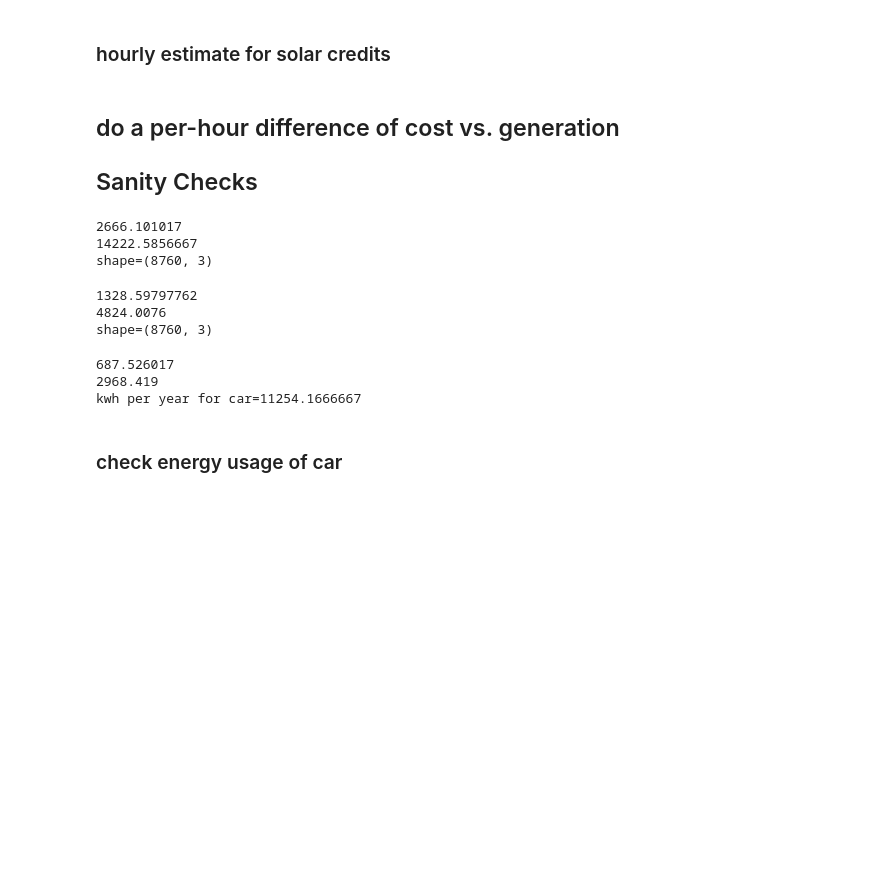
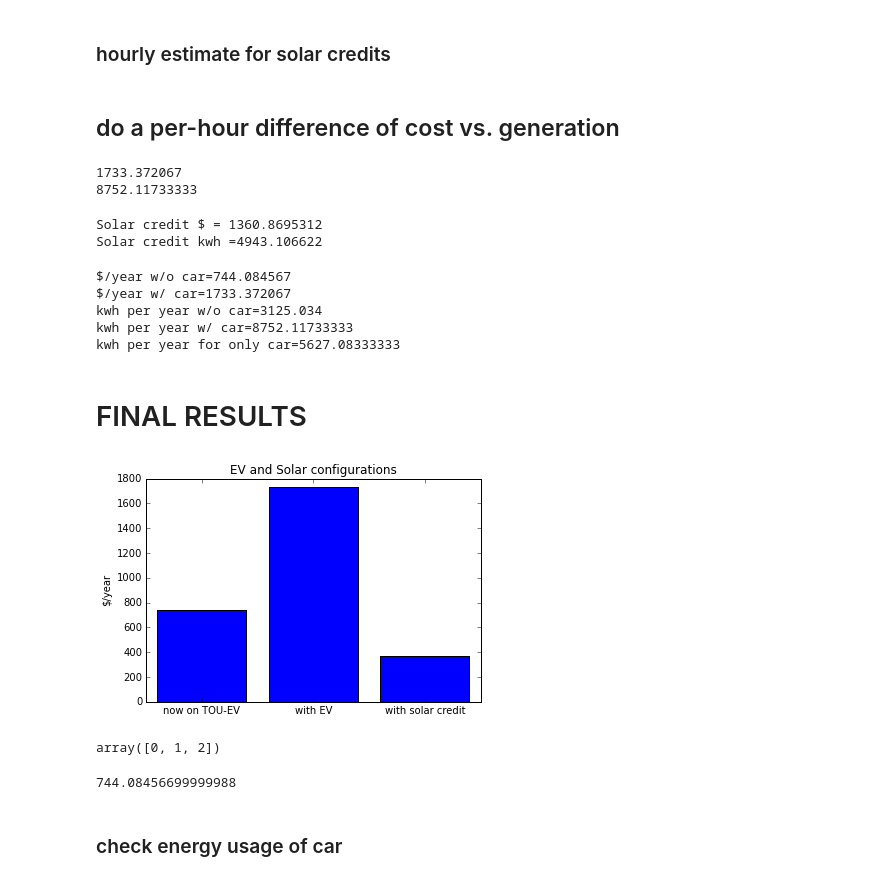
Before and after one commit to dan-1d/ev_solar_models, a Jupyter notebook: Electric vehicle and solar power models.ipynb, the cells around one changed output. Cells and saved outputs as stored; diff of their text form; code cells hidden in the pictures; blank space fills up the shorter version.

Commit message:
Got results!

```diff
--- a/Electric vehicle and solar power models.ipynb
+++ b/Electric vehicle and solar power models.ipynb
@@ -98,32 +100,55 @@ solar_eUse = er.elect_use_cost_tou(erates)
 solar_eUse.load_from_df(solar_data_df)
 # %% [markdown]
 ## do a per-hour difference of cost vs. generation
-## Sanity Checks
 # %%
 print eUse_withcharge.get_cost().cost.sum()
 print eUse_withcharge.use_df.Value.sum()
-print "shape="+str(eUse_withcharge.use_df.shape
 # %% [output]
-2666.101017
-14222.5856667
-shape=(8760, 3)
+1733.372067
+8752.11733333
 # %%
-print solar_eUse.get_cost().cost.sum()
-print solar_eUse.use_df.Value.sum()
-print "shape="+str(solar_eUse.use_df.shape)
+print "Solar credit $ = "+str(solar_eUse.get_cost().cost.sum())
+print "Solar credit kwh =" + str(solar_eUse.use_df.Value.sum())
 # %% [output]
-1328.59797762
-4824.0076
-shape=(8760, 3)
+Solar credit $ = 1360.8695312
+Solar credit kwh =4943.106622
 # %%
-print eUse.get_cost().cost.sum()
-print eUse.use_df.Value.sum()
-
-print "kwh per year for car="+str( eUse_withcharge.use_df.Value.sum() - eUse.use_df.Value.sum()  )
+print "$/year w/o car="+str(eUse.get_cost().cost.sum())
+print "$/year w/ car="+str(eUse_withcharge.get_cost().cost.sum())
+print "kwh per year w/o car="+str(eUse.use_df.Value.sum())
+print "kwh per year w/ car="+str(eUse_withcharge.use_df.Value.sum())
+print "kwh per year for only car="+str( eUse_withcharge.use_df.Value.sum() - eUse.use_df.Value.sum()  )
 # %% [output]
-687.526017
-2968.419
-kwh per year for car=11254.1666667
+$/year w/o car=744.084567
+$/year w/ car=1733.372067
+kwh per year w/o car=3125.034
+kwh per year w/ car=8752.11733333
+kwh per year for only car=5627.08333333
+# %% [markdown]
+# FINAL RESULTS
+# %%
+plt.clf()
+configs = ('now on TOU-EV','with EV', 'with solar credit')
+now = eUse.get_cost()['cost'].sum()
+withEv = eUse_withcharge.get_cost()['cost'].sum()
+withEvSolar = withEv - solar_eUse.get_cost()['cost'].sum()
+values = ( now, withEv, withEvSolar )
+y_pos = np.arange(len(configs))
+plt.bar( y_pos, values, align='center')
+plt.xticks(y_pos, configs)
+plt.ylabel('$/year')
+plt.title('EV and Solar configurations')
+plt.show()
+# %% [output]
+[figure, added]
+# %%
+y_pos
+# %% [output]
+array([0, 1, 2])
+# %%
+eUse.get_cost()['cost'].sum()
+# %% [output]
+744.08456699999988
 # %% [markdown]
 ### check energy usage of car
 # %%
```
Also changed, not shown: parts of 5 cells of this notebook, 5 other files.
